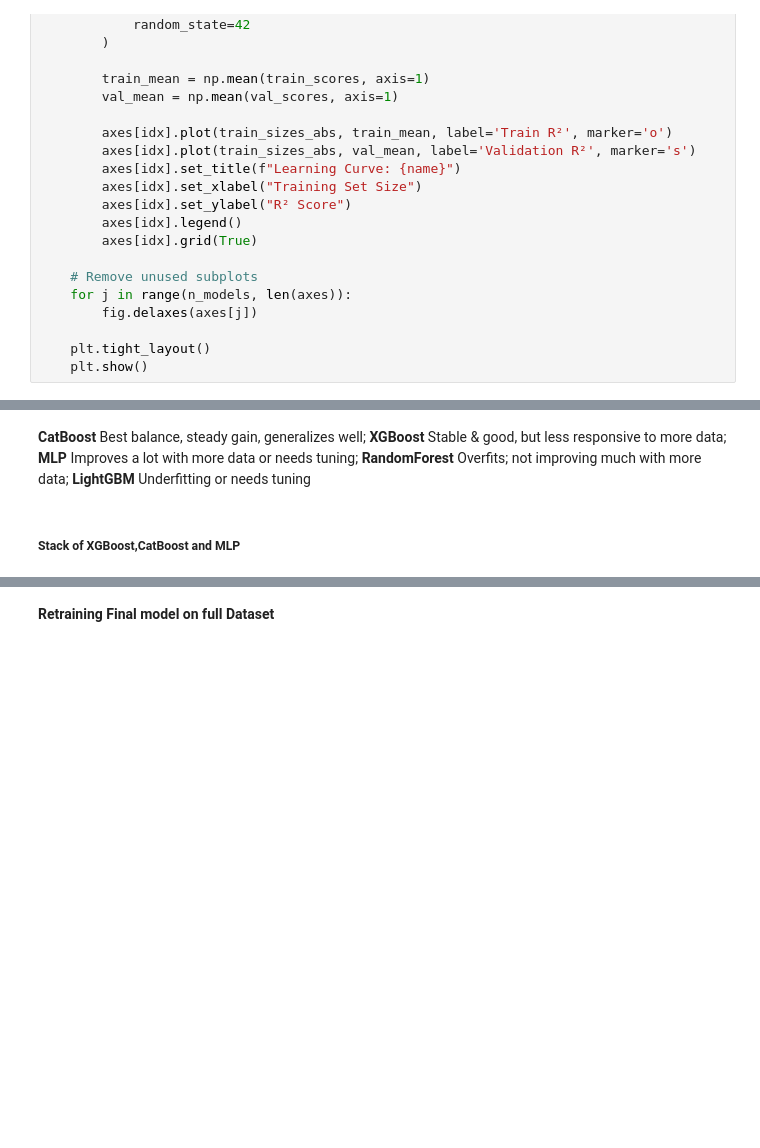
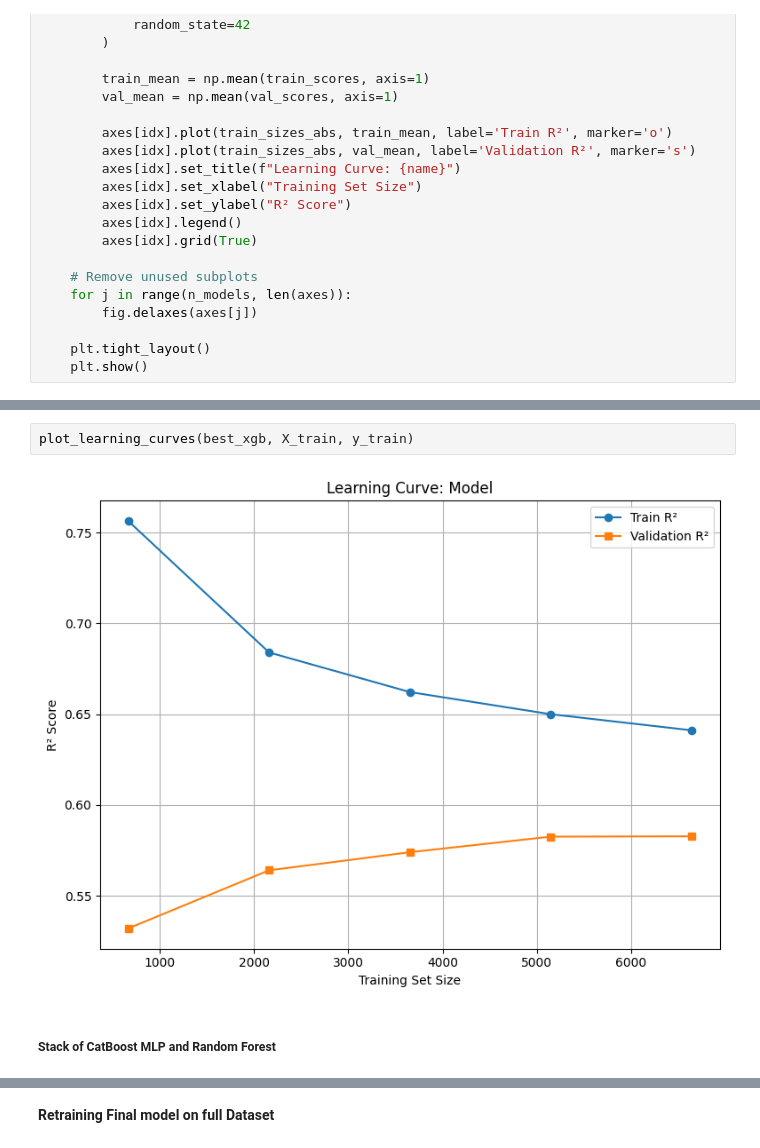
Before and after one commit to rohitkr8527/Real-Estate-Price-Prediction, a Jupyter notebook: notebooks/model_training.ipynb, the cells around one changed output, grey strips where cells are left out. Drawn from its saved outputs; the diff is of its cells as text; blank space fills up the shorter version.

```diff
--- a/notebooks/model_training.ipynb
+++ b/notebooks/model_training.ipynb
@@ -397,11 +406,9 @@ plot_learning_curves(models, X_train, y_train)
-# %% [markdown]
-**CatBoost**	Best balance, steady gain, generalizes well;
-**XGBoost**	    Stable & good, but less responsive to more data;
-**MLP**	        Improves a lot with more data or needs tuning;
-**RandomForest**	Overfits; not improving much with more data;
-**LightGBM**	    Underfitting or needs tuning
+# %%
+plot_learning_curves(best_xgb, X_train, y_train)
+# %% [output]
+[figure, added]
 # %% [markdown]
-##### **Stack of XGBoost,CatBoost and MLP**
+##### **Stack of CatBoost MLP and Random Forest**
 # %%
 stack = StackingRegressor(
     estimators=[
```
Also changed, not shown: parts of 15 cells of this notebook, 13 other files.
